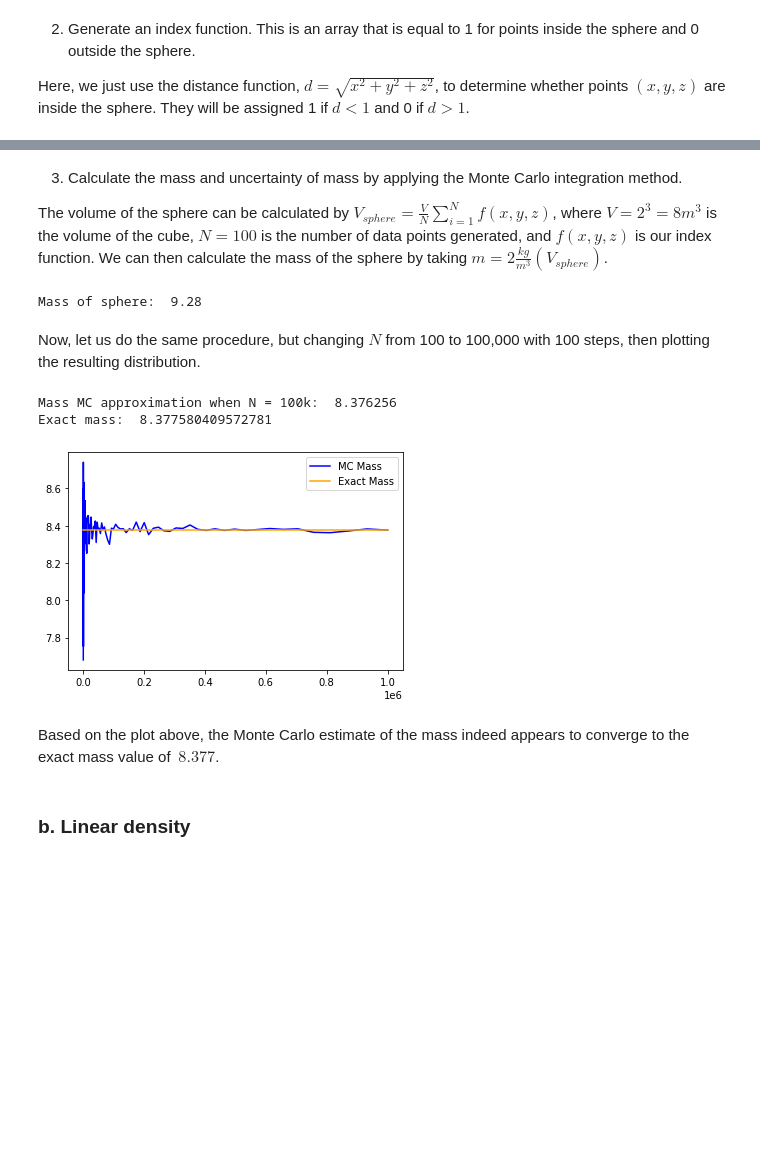
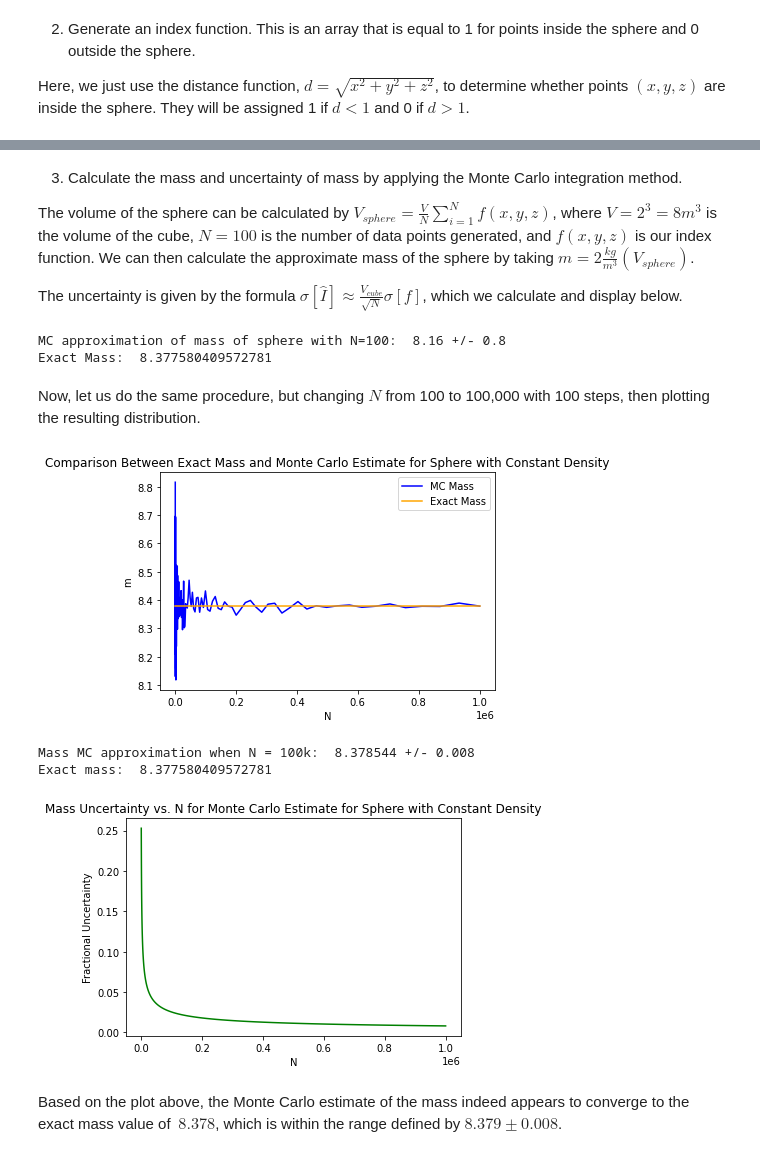
Before and after one commit to cswelch/Physics-434, a Jupyter notebook: Lab 3.ipynb, the cells around one changed output, grey strips where cells are left out. Saved outputs shown, nothing was run; the diff lists cells and outputs as text; code cells hidden in the pictures; blank space fills up the shorter version.

```diff
--- a/Lab 3.ipynb
+++ b/Lab 3.ipynb
@@ -132,14 +130,20 @@ index_fun = (np.sqrt(xs**2 + ys**2 + zs**2) < 1)
 # %% [markdown]
 3. Calculate the mass and uncertainty of mass by applying the Monte Carlo integration method.
 
-The volume of the sphere can be calculated by $V_{sphere} = \frac{V}{N} \sum_{i=1}^N f(x,y,z)$, where $V = 2^3 = 8 m^3$ is the volume of the cube, $N = 100$ is the number of data points generated, and $f(x,y,z)$ is our index function. We can then calculate the mass of the sphere by taking $m = 2 \frac{kg}{m^3} (V_{sphere})$.
+The volume of the sphere can be calculated by $V_{sphere} = \frac{V}{N} \sum_{i=1}^N f(x,y,z)$, where $V = 2^3 = 8 m^3$ is the volume of the cube, $N = 100$ is the number of data points generated, and $f(x,y,z)$ is our index function. We can then calculate the approximate mass of the sphere by taking $m = 2 \frac{kg}{m^3} (V_{sphere})$.
+
+The uncertainty is given by the formula $\sigma[\hat{I}] \approx \frac{V_{cube}}{\sqrt{N}} \sigma[f]$, which we calculate and display below.
-# %%
-v_sphere = 8 / N * np.sum(index_fun)
-mass = 2*v_sphere
-#unc_mass =
-print("Mass of sphere: ", mass)
-# %% [output]
-Mass of sphere:  9.28
+# %%
+rho_0 = 2
+v_sphere = 2**3 / N * np.sum(index_fun)
+mass_approx = rho_0*v_sphere
+unc_mass = 2**3 / np.sqrt(N)
+mass_exact = 8 / 3 * np.pi
+print("MC approximation of mass of sphere with N=100: ", mass_approx, "+/-", unc_mass)
+print("Exact Mass: ", mass_exact)
+# %% [output]
+MC approximation of mass of sphere with N=100:  8.16 +/- 0.8
+Exact Mass:  8.377580409572781
 # %% [markdown]
 Now, let us do the same procedure, but changing $N$ from 100 to 100,000 with 100 steps, then plotting the resulting distribution.
 # %%
@@ -151,29 +155,38 @@ def find_mass(N):
     index_fun = (np.sqrt(xs_steps**2 + ys_steps**2 + zs_steps**2) < 1)
 
     v_sphere = 8 / N * np.sum(index_fun)
-    mass = 2*v_sphere
+    mass = rho_0*v_sphere
+    unc_mass = 2**3 / np.sqrt(N)
 
-    return mass
+    return mass, unc_mass
 # %%
-# TODO Calculate and plot MC uncertainty and discuss convergence of integration.
+# Calculate and plot MC uncertainty and discuss convergence of integration.
 # (See pg. 35 of Lec 07 Monte Carlo simulation.pptx for formula)
 Ns = np.logspace(3,6,100)
 
-masses = [find_mass(int(N)) for N in Ns]
+masses, unc_masses = list(zip(*[find_mass(int(N)) for N in Ns]))
 #MC convergence.
 plt.plot(Ns, masses, label="MC Mass", color="blue");
 #Line showing exact value of mass.
-plt.plot(Ns, 8 / 3 * np.pi * np.ones(100), label="Exact Mass", color="orange");
+plt.plot(Ns, mass_exact * np.ones(100), label="Exact Mass", color="orange");
 plt.legend()
+plt.title("Comparison Between Exact Mass and Monte Carlo Estimate for Sphere with Constant Density")
+plt.xlabel("N")
+plt.ylabel("m")
+plt.show()
 
+#Plot the uncertainty of mass vs. N.
+plt.plot(Ns, unc_masses, label="Uncertainty of Mass", color="green");
+plt.title("Mass Uncertainty vs. N for Monte Carlo Estimate for Sphere with Constant Density")
+plt.xlabel("N")
+plt.ylabel("Fractional Uncertainty")
 
-print("Mass MC approximation when N = 100k: ", masses[-1])
-print("Exact mass: ", 8 / 3 * np.pi)
+print("Mass MC approximation when N = 100k: ", masses[-1], "+/-", unc_masses[-1])
+print("Exact mass: ", mass_exact)
 # %% [output]
+[figure, new version]
-Mass MC approximation when N = 100k:  8.376256
+Mass MC approximation when N = 100k:  8.378544 +/- 0.008
 Exact mass:  8.377580409572781
-[figure, old version]
+[figure, added]
 # %% [markdown]
-Based on the plot above, the Monte Carlo estimate of the mass indeed appears to converge to the exact mass value of $~8.377$.
+Based on the plot above, the Monte Carlo estimate of the mass indeed appears to converge to the exact mass value of $~8.378$, which is within the range defined by $8.379 \pm 0.008$.
-# %% [markdown]
-### b. Linear density
```
Also changed, not shown: parts of 15 cells of this notebook, 1 other file.
